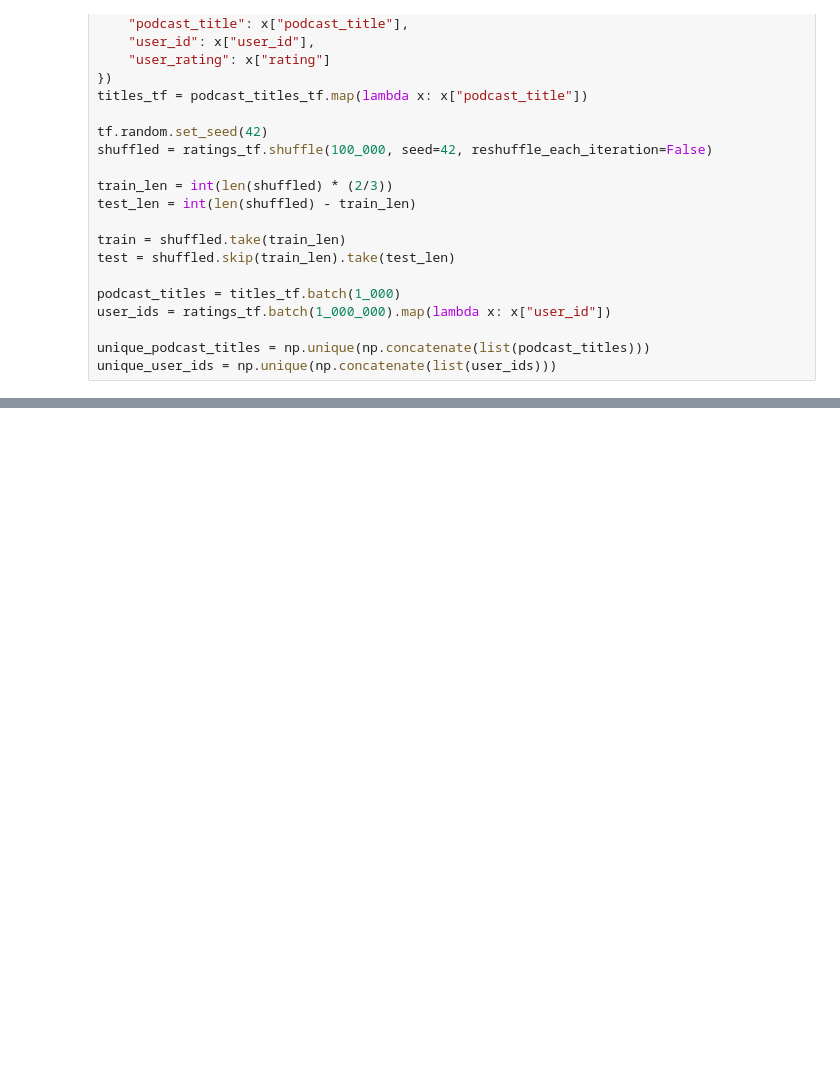
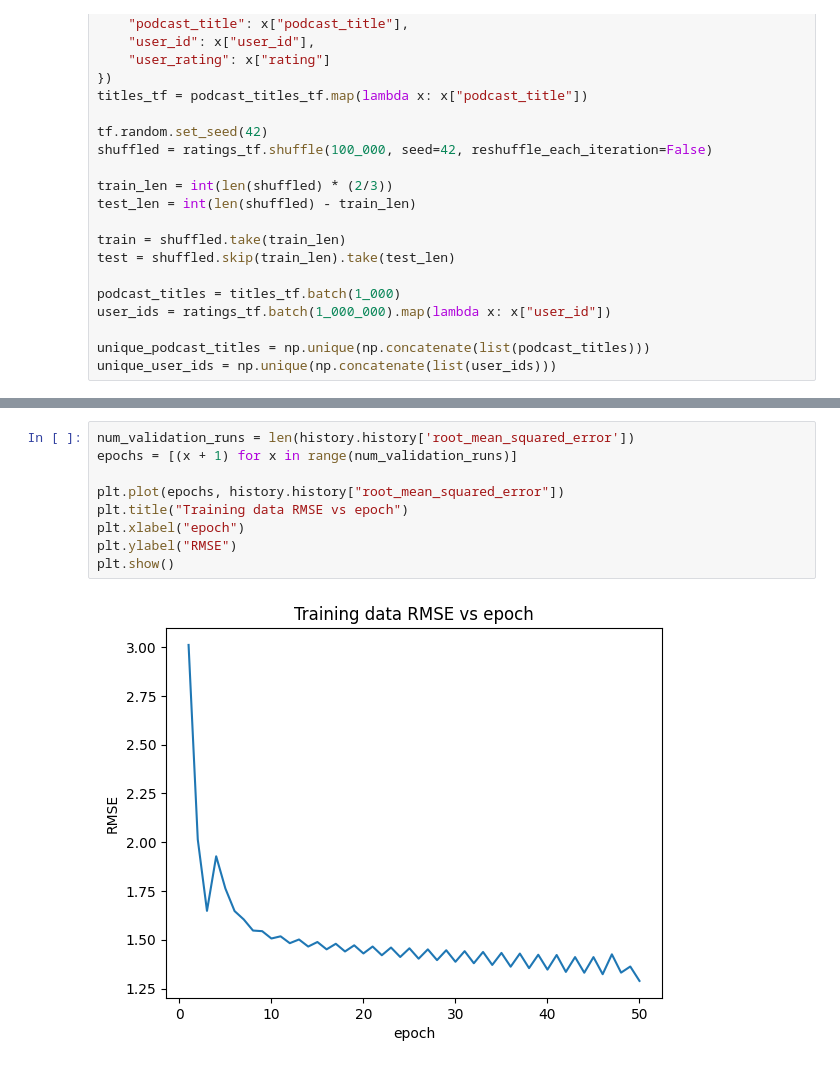
Before and after one commit to joshgeller05/DSCI-591, a Jupyter notebook: python/collaborative_filtering.ipynb, the cells around one changed output, grey strips where cells are left out. Drawn from its saved outputs; the diff is of its cells as text; blank space fills up the shorter version.

```diff
--- a/python/collaborative_filtering.ipynb
+++ b/python/collaborative_filtering.ipynb
@@ -163,0 +217,11 @@ Train Metrics
+# %%
+num_validation_runs = len(history.history['root_mean_squared_error'])
+epochs = [(x + 1) for x in range(num_validation_runs)]
+
+plt.plot(epochs, history.history["root_mean_squared_error"])
+plt.title("Training data RMSE vs epoch")
+plt.xlabel("epoch")
+plt.ylabel("RMSE")
+plt.show()
+# %% [output]
+[figure, added]
```
Also changed, not shown: parts of 9 cells of this notebook.
